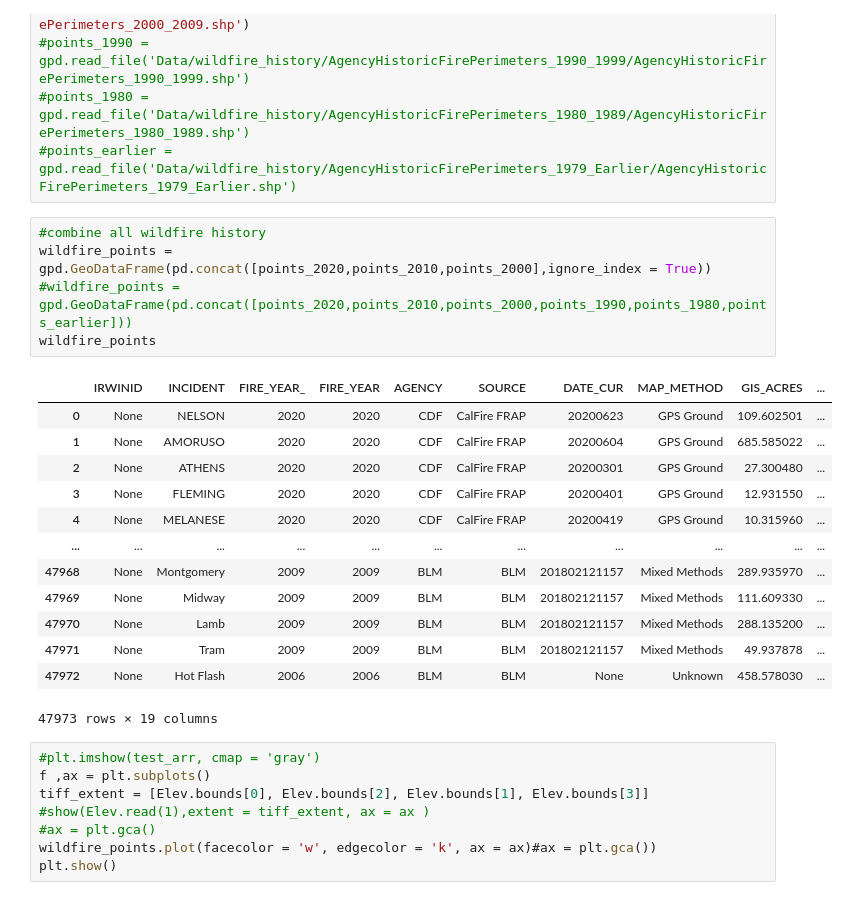
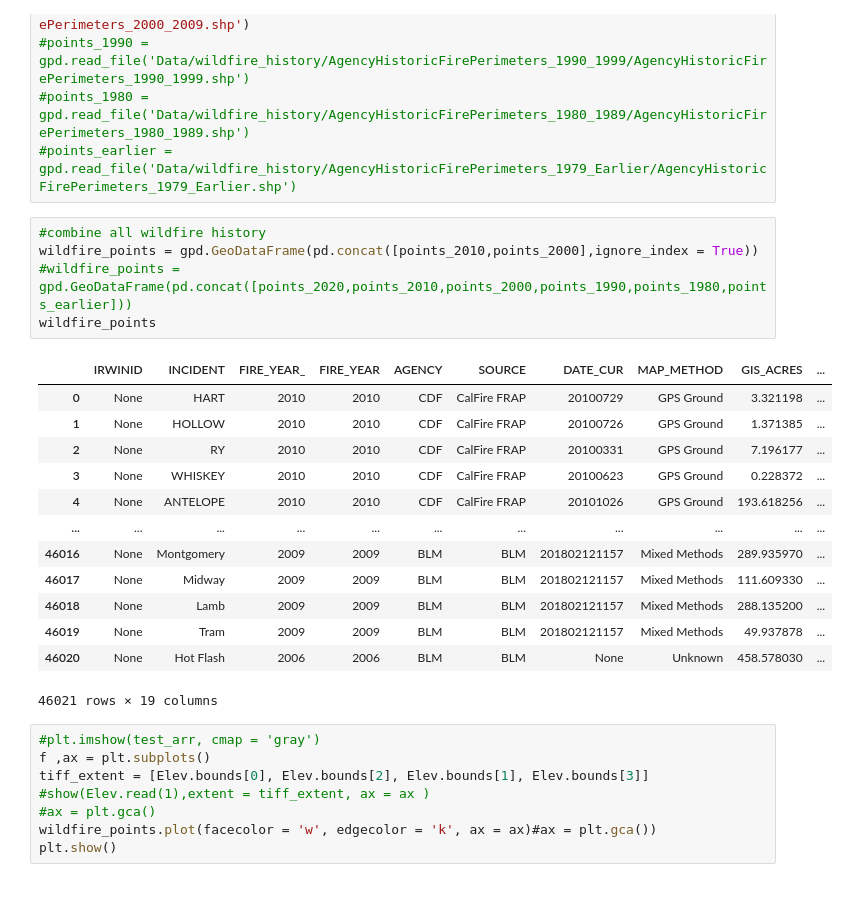
Before and after one commit to cmanna75/wildfire_susceptibility, a Jupyter notebook: Wildfire_Susceptibility.ipynb, the cells around one changed output. Saved outputs shown, nothing was run; the diff lists cells and outputs as text.

```diff
--- a/Wildfire_Susceptibility.ipynb
+++ b/Wildfire_Susceptibility.ipynb
@@ -135,23 +135,23 @@ points_2000 = gpd.read_file('Data/wildfire_history/AgencyHistoricFirePerimeters_
 #points_earlier = gpd.read_file('Data/wildfire_history/AgencyHistoricFirePerimeters_1979_Earlier/AgencyHistoricFirePerimeters_1979_Earlier.shp')
 # %%
 #combine all wildfire history
-wildfire_points = gpd.GeoDataFrame(pd.concat([points_2020,points_2010,points_2000],ignore_index = True))
+wildfire_points = gpd.GeoDataFrame(pd.concat([points_2010,points_2000],ignore_index = True))
 #wildfire_points = gpd.GeoDataFrame(pd.concat([points_2020,points_2010,points_2000,points_1990,points_1980,points_earlier]))
 wildfire_points
 # %% [output]
 |  | IRWINID | INCIDENT | FIRE_YEAR_ | FIRE_YEAR | AGENCY | SOURCE | DATE_CUR | MAP_METHOD | GIS_ACRES | ... |
-| 0 | None | NELSON | 2020 | 2020 | CDF | CalFire FRAP | 20200623 | GPS Ground | 109.602501 | ... |
-| 1 | None | AMORUSO | 2020 | 2020 | CDF | CalFire FRAP | 20200604 | GPS Ground | 685.585022 | ... |
-| 2 | None | ATHENS | 2020 | 2020 | CDF | CalFire FRAP | 20200301 | GPS Ground | 27.300480 | ... |
-| 3 | None | FLEMING | 2020 | 2020 | CDF | CalFire FRAP | 20200401 | GPS Ground | 12.931550 | ... |
-| 4 | None | MELANESE | 2020 | 2020 | CDF | CalFire FRAP | 20200419 | GPS Ground | 10.315960 | ... |
+| 0 | None | HART | 2010 | 2010 | CDF | CalFire FRAP | 20100729 | GPS Ground | 3.321198 | ... |
+| 1 | None | HOLLOW | 2010 | 2010 | CDF | CalFire FRAP | 20100726 | GPS Ground | 1.371385 | ... |
+| 2 | None | RY | 2010 | 2010 | CDF | CalFire FRAP | 20100331 | GPS Ground | 7.196177 | ... |
+| 3 | None | WHISKEY | 2010 | 2010 | CDF | CalFire FRAP | 20100623 | GPS Ground | 0.228372 | ... |
+| 4 | None | ANTELOPE | 2010 | 2010 | CDF | CalFire FRAP | 20101026 | GPS Ground | 193.618256 | ... |
 | ... | ... | ... | ... | ... | ... | ... | ... | ... | ... | ... |
-| 47968 | None | Montgomery | 2009 | 2009 | BLM | BLM | 201802121157 | Mixed Methods | 289.935970 | ... |
-| 47969 | None | Midway | 2009 | 2009 | BLM | BLM | 201802121157 | Mixed Methods | 111.609330 | ... |
-| 47970 | None | Lamb | 2009 | 2009 | BLM | BLM | 201802121157 | Mixed Methods | 288.135200 | ... |
-| 47971 | None | Tram | 2009 | 2009 | BLM | BLM | 201802121157 | Mixed Methods | 49.937878 | ... |
-| 47972 | None | Hot Flash | 2006 | 2006 | BLM | BLM | None | Unknown | 458.578030 | ... |
+| 46016 | None | Montgomery | 2009 | 2009 | BLM | BLM | 201802121157 | Mixed Methods | 289.935970 | ... |
+| 46017 | None | Midway | 2009 | 2009 | BLM | BLM | 201802121157 | Mixed Methods | 111.609330 | ... |
+| 46018 | None | Lamb | 2009 | 2009 | BLM | BLM | 201802121157 | Mixed Methods | 288.135200 | ... |
+| 46019 | None | Tram | 2009 | 2009 | BLM | BLM | 201802121157 | Mixed Methods | 49.937878 | ... |
+| 46020 | None | Hot Flash | 2006 | 2006 | BLM | BLM | None | Unknown | 458.578030 | ... |
-47973 rows × 19 columns
+46021 rows × 19 columns
 # %%
 #plt.imshow(test_arr, cmap = 'gray')
 f ,ax = plt.subplots()
```
Also changed, not shown: parts of 56 cells of this notebook.
